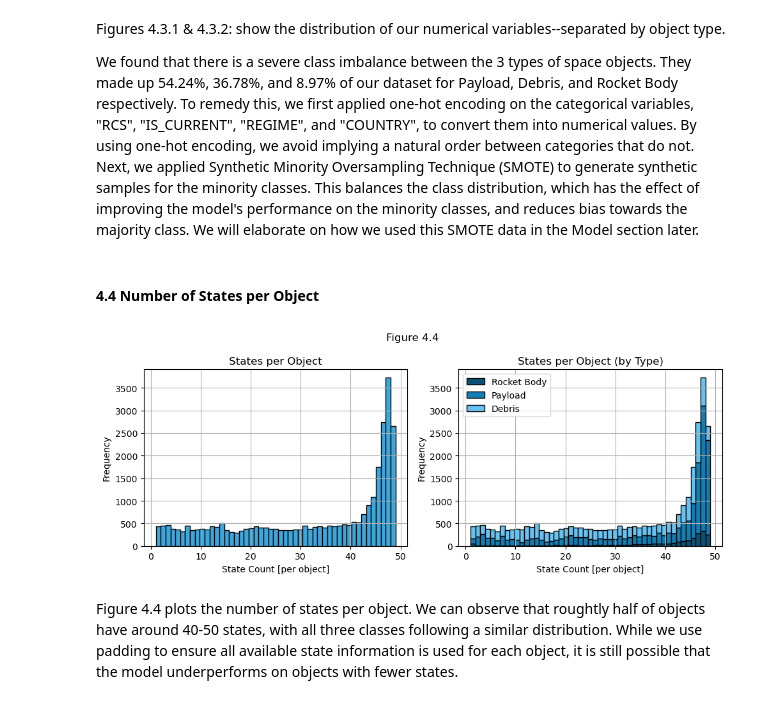
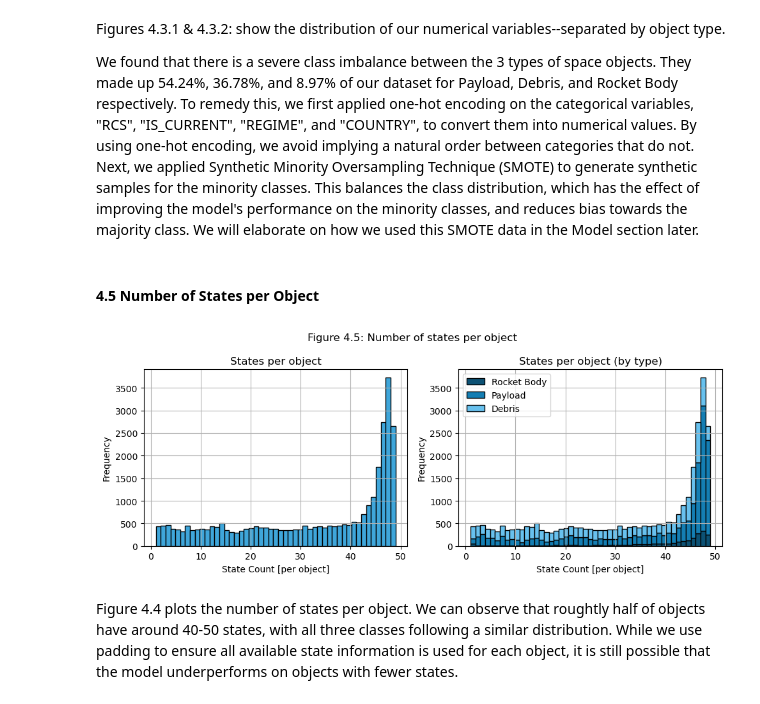
Before and after one commit to tedinspace/space-object-identification, a Jupyter notebook: src/Milestone5.ipynb, the cells around one changed output. Saved outputs shown, nothing was run; the diff lists cells and outputs as text; code cells hidden in the pictures.

```diff
--- a/src/Milestone5.ipynb
+++ b/src/Milestone5.ipynb
@@ -384,11 +407,11 @@ Figures 4.3.1 & 4.3.2: show the distribution of our numerical variables--separat
 
 We found that there is a severe class imbalance between the 3 types of space objects. They made up 54.24%, 36.78%, and 8.97% of our dataset for Payload, Debris, and Rocket Body respectively. To remedy this, we first applied one-hot encoding on the categorical variables, "RCS", "IS_CURRENT", "REGIME", and "COUNTRY", to convert them into numerical values. By using one-hot encoding, we avoid implying a natural order between categories that do not. Next, we applied Synthetic Minority Oversampling Technique (SMOTE) to generate synthetic samples for the minority classes. This balances the class distribution, which has the effect of improving the model's performance on the minority classes, and reduces bias towards the majority class. We will elaborate on how we used this SMOTE data in the Model section later.
 # %% [markdown]
-#### 4.4 Number of States per Object
+#### 4.5 Number of States per Object
 # %%
-viz.plot_state_count_side_by_side("Figure 4.4", "States per Object","States per Object (by Type)", df_final, df_payload, df_rb, df_debris )
+viz.plot_state_count_side_by_side("Figure 4.5: Number of states per object", "States per object","States per object (by type)", df_final, df_payload, df_rb, df_debris )
 # %% [output]
-[figure, old version]
+[figure, new version]
 # %% [markdown]
 Figure 4.4 plots the number of states per object. We can observe that roughtly half of objects have around 40-50 states, with all three classes following a similar distribution. While we use padding to ensure all available state information is used for each object, it is still possible that the model underperforms on objects with fewer states.
 # %% [markdown]
```
Also changed, not shown: parts of 18 cells of this notebook.
